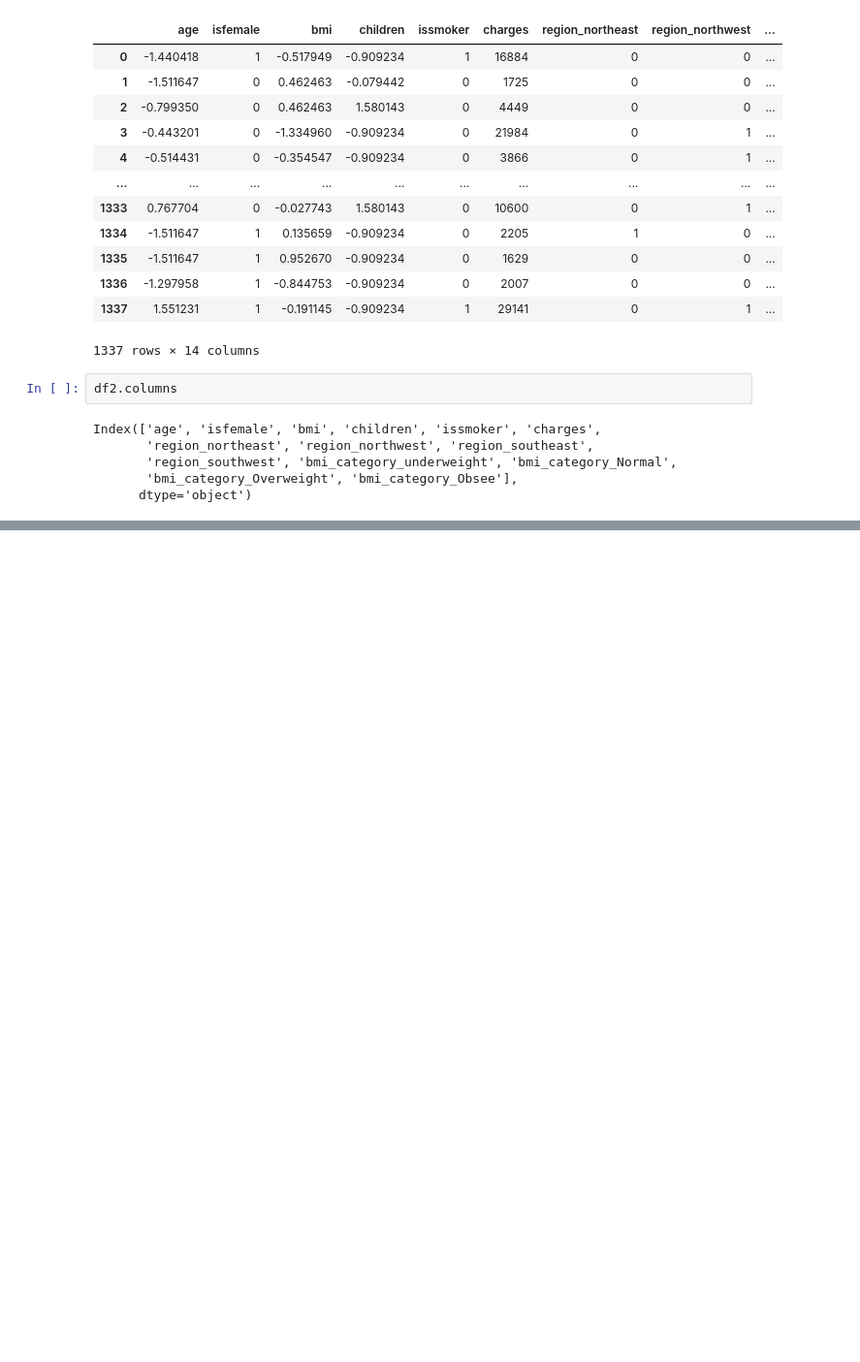
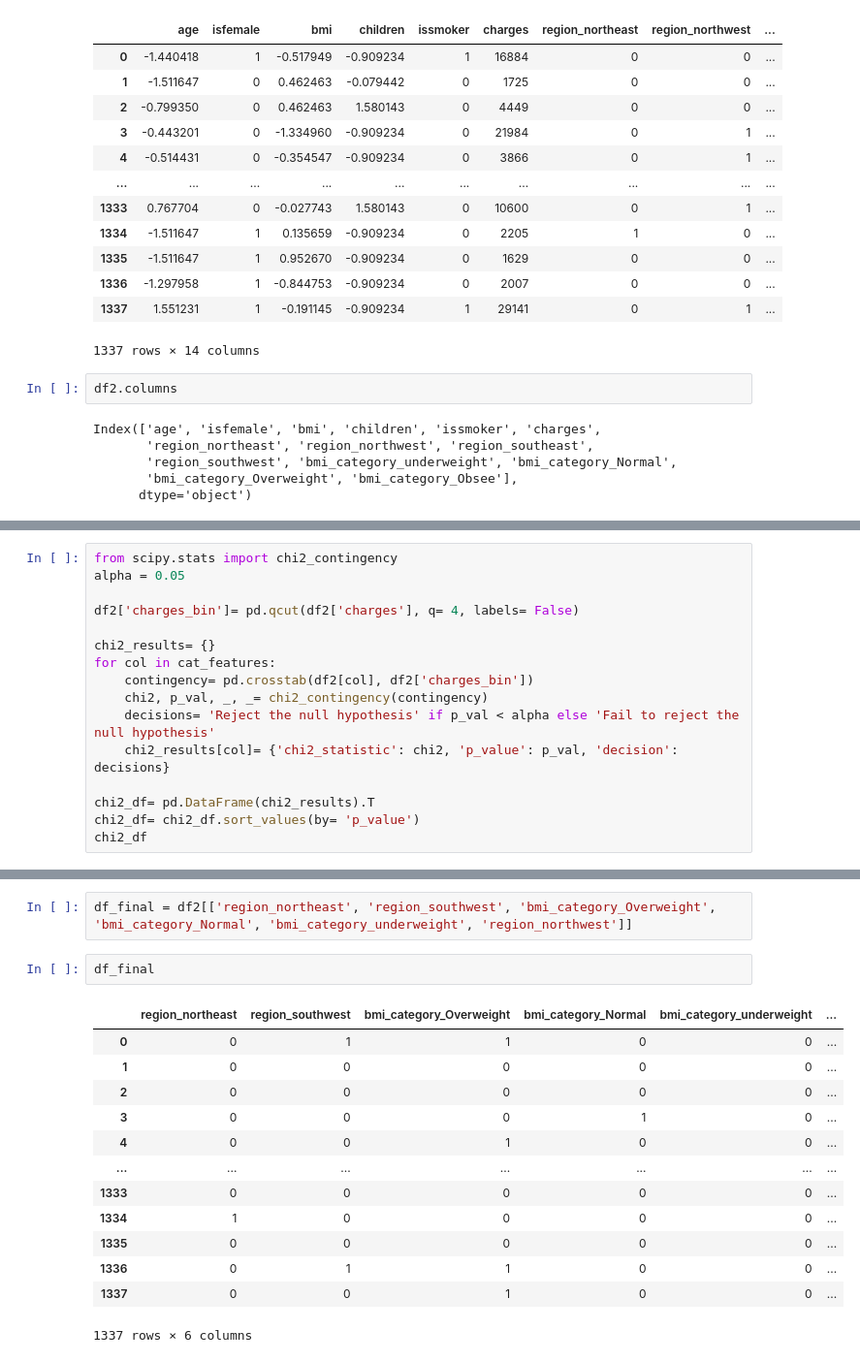
Before and after one commit to Deep-pdf/training_LLM, a Jupyter notebook: Project1(AI_ML).ipynb, the cells around one changed output, grey strips where cells are left out. Shown at 97% size. Saved outputs shown, nothing was run; the diff lists cells and outputs as text; blank space fills up the shorter version.

Commit message:
final dataframe done

```diff
--- a/Project1(AI_ML).ipynb
+++ b/Project1(AI_ML).ipynb
@@ -317,0 +349,16 @@ selected_features= ['age', 'isfemale', 'bmi', 'children', 'issmoker', 'charges',
+# %%
+from scipy.stats import chi2_contingency
+alpha = 0.05
+
+df2['charges_bin']= pd.qcut(df2['charges'], q= 4, labels= False)
+
+chi2_results= {}
+for col in cat_features:
+    contingency= pd.crosstab(df2[col], df2['charges_bin'])
+    chi2, p_val, _, _= chi2_contingency(contingency)
+    decisions= 'Reject the null hypothesis' if p_val < alpha else 'Fail to reject the null hypothesis'
+    chi2_results[col]= {'chi2_statistic': chi2, 'p_value': p_val, 'decision': decisions}
+
+chi2_df= pd.DataFrame(chi2_results).T
+chi2_df= chi2_df.sort_values(by= 'p_value')
+chi2_df
@@ -317,0 +376,18 @@ selected_features= ['age', 'isfemale', 'bmi', 'children', 'issmoker', 'charges',
+# %%
+df_final = df2[['region_northeast', 'region_southwest', 'bmi_category_Overweight', 'bmi_category_Normal', 'bmi_category_underweight', 'region_northwest']]
+# %%
+df_final
+# %% [output]
+|  | region_northeast | region_southwest | bmi_category_Overweight | bmi_category_Normal | bmi_category_underweight | ... |
+| 0 | 0 | 1 | 1 | 0 | 0 | ... |
+| 1 | 0 | 0 | 0 | 0 | 0 | ... |
+| 2 | 0 | 0 | 0 | 0 | 0 | ... |
+| 3 | 0 | 0 | 0 | 1 | 0 | ... |
+| 4 | 0 | 0 | 1 | 0 | 0 | ... |
+| ... | ... | ... | ... | ... | ... | ... |
+| 1333 | 0 | 0 | 0 | 0 | 0 | ... |
+| 1334 | 1 | 0 | 0 | 0 | 0 | ... |
+| 1335 | 0 | 0 | 0 | 0 | 0 | ... |
+| 1336 | 0 | 1 | 1 | 0 | 0 | ... |
+| 1337 | 0 | 0 | 1 | 0 | 0 | ... |
+1337 rows × 6 columns
```
Also changed, not shown: parts of 3 cells of this notebook.
